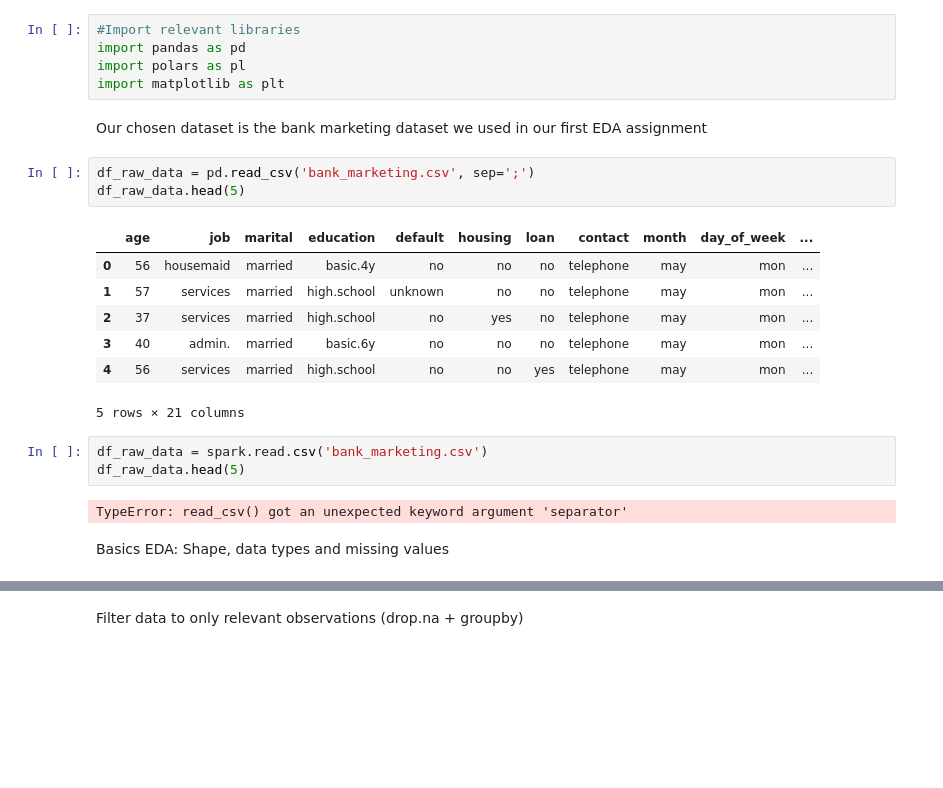
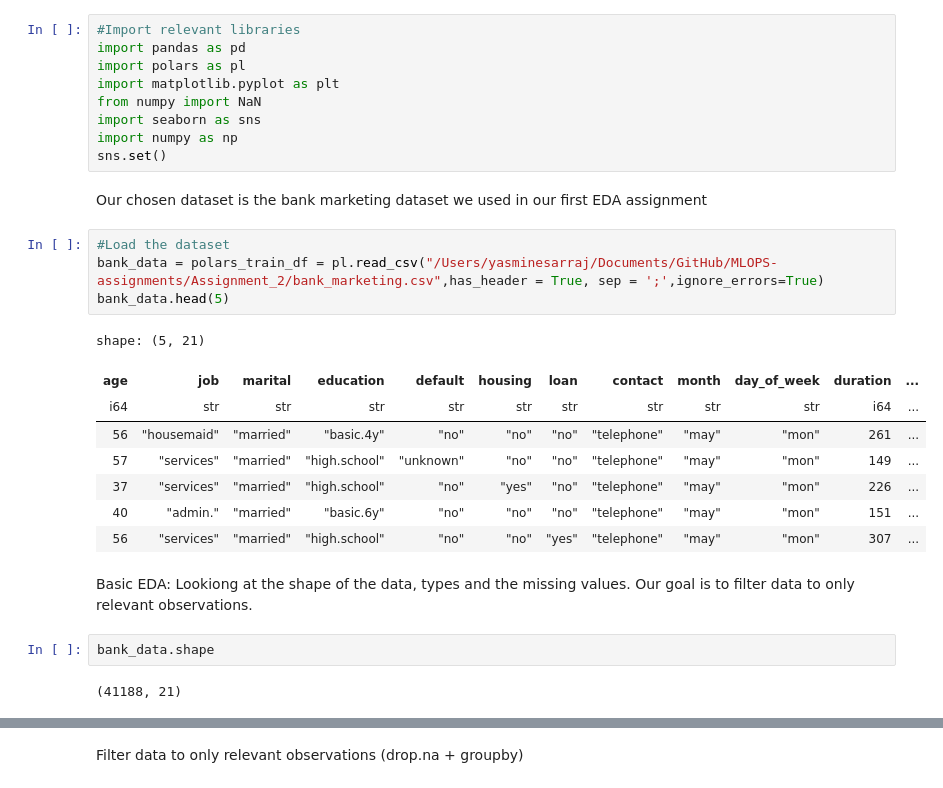
Before and after one commit to YasmineSarraj/MLOPS-assignments, a Jupyter notebook: Assignment_2/Polar.ipynb, the cells around one changed output, grey strips where cells are left out. Cells and saved outputs as stored; diff of their text form; blank space fills up the shorter version.

```diff
--- a/Assignment_2/Polar.ipynb
+++ b/Assignment_2/Polar.ipynb
@@ -2,24 +2,29 @@
 #Import relevant libraries
 import pandas as pd
 import polars as pl
-import matplotlib as plt
+import matplotlib.pyplot as plt
+from numpy import NaN
+import seaborn as sns
+import numpy as np
+sns.set()
 # %% [markdown]
 Our chosen dataset is the bank marketing dataset we used in our first EDA assignment
-# %%
-df_raw_data = pd.read_csv('bank_marketing.csv', sep=';')
-df_raw_data.head(5)
-# %% [output]
-|  | age | job | marital | education | default | housing | loan | contact | month | day_of_week | ... |
-| 0 | 56 | housemaid | married | basic.4y | no | no | no | telephone | may | mon | ... |
-| 1 | 57 | services | married | high.school | unknown | no | no | telephone | may | mon | ... |
-| 2 | 37 | services | married | high.school | no | yes | no | telephone | may | mon | ... |
-| 3 | 40 | admin. | married | basic.6y | no | no | no | telephone | may | mon | ... |
-| 4 | 56 | services | married | high.school | no | no | yes | telephone | may | mon | ... |
-5 rows × 21 columns
-# %%
-df_raw_data = spark.read.csv('bank_marketing.csv')
-df_raw_data.head(5)
-# %% [output]
-TypeError: read_csv() got an unexpected keyword argument 'separator'
-# %% [markdown]
-Basics EDA: Shape, data types and missing values
+# %%
+#Load the dataset
+bank_data = polars_train_df = pl.read_csv("/Users/yasminesarraj/Documents/GitHub/MLOPS-assignments/Assignment_2/bank_marketing.csv",has_header = True, sep = ';',ignore_errors=True)
+bank_data.head(5)
+# %% [output]
+shape: (5, 21)
+| age | job | marital | education | default | housing | loan | contact | month | day_of_week | duration | ... |
+| i64 | str | str | str | str | str | str | str | str | str | i64 | ... |
+| 56 | "housemaid" | "married" | "basic.4y" | "no" | "no" | "no" | "telephone" | "may" | "mon" | 261 | ... |
+| 57 | "services" | "married" | "high.school" | "unknown" | "no" | "no" | "telephone" | "may" | "mon" | 149 | ... |
+| 37 | "services" | "married" | "high.school" | "no" | "yes" | "no" | "telephone" | "may" | "mon" | 226 | ... |
+| 40 | "admin." | "married" | "basic.6y" | "no" | "no" | "no" | "telephone" | "may" | "mon" | 151 | ... |
+| 56 | "services" | "married" | "high.school" | "no" | "no" | "yes" | "telephone" | "may" | "mon" | 307 | ... |
+# %% [markdown]
+Basic EDA: Lookiong at the shape of the data, types and the missing values. Our goal is to filter data to only relevant observations.
+# %%
+bank_data.shape
+# %% [output]
+(41188, 21)
```
Also changed, not shown: parts of 13 cells of this notebook, 41 other files.
